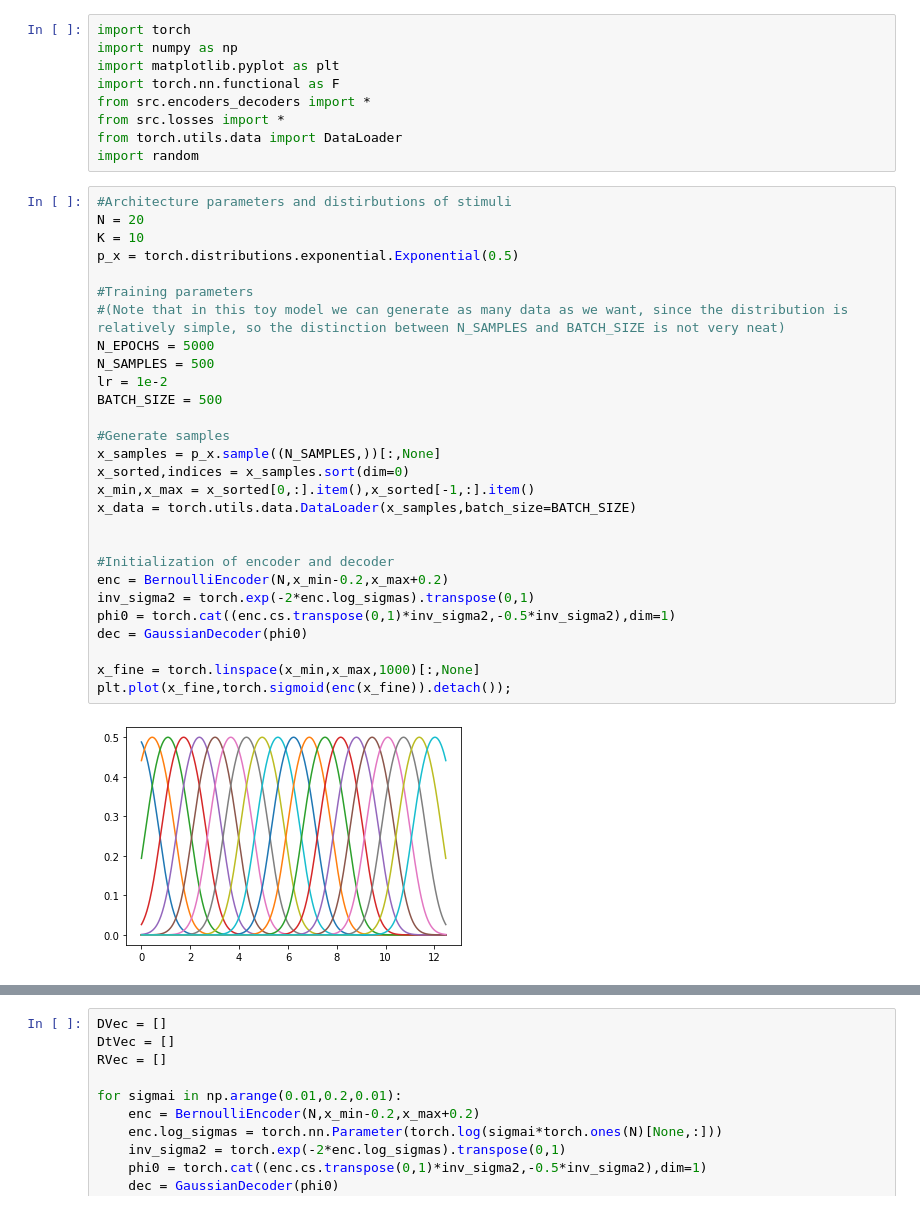
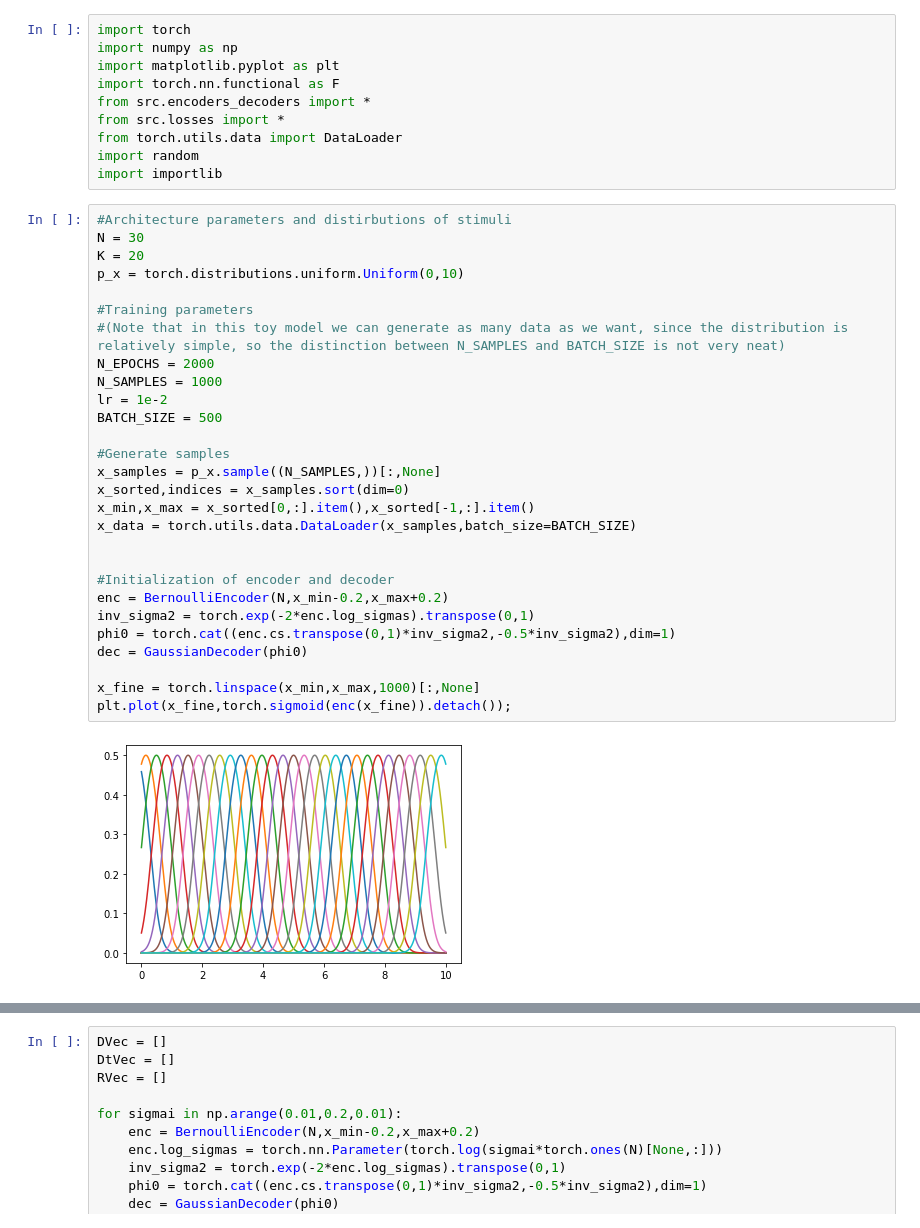
Before and after one commit to simonebmalerba/neural_VAE, a Jupyter notebook: bernoulli_enc.ipynb, the cells around one changed output, grey strips where cells are left out. Saved outputs shown, nothing was run; the diff lists cells and outputs as text.

```diff
--- a/bernoulli_enc.ipynb
+++ b/bernoulli_enc.ipynb
@@ -7,34 +7,35 @@ from src.encoders_decoders import *
 from src.losses import *
 from torch.utils.data import DataLoader
 import random
+import importlib
 # %%
 #Architecture parameters and distirbutions of stimuli
-N = 20
-K = 10
-p_x = torch.distributions.exponential.Exponential(0.5)
+N = 30
+K = 20
+p_x = torch.distributions.uniform.Uniform(0,10)
 
 #Training parameters
 #(Note that in this toy model we can generate as many data as we want, since the distribution is relatively simple, so the distinction between N_SAMPLES and BATCH_SIZE is not very neat)
-N_EPOCHS = 5000
-N_SAMPLES = 500
+N_EPOCHS = 2000
+N_SAMPLES = 1000
 lr = 1e-2
 BATCH_SIZE = 500
 
 #Generate samples
 x_samples = p_x.sample((N_SAMPLES,))[:,None]
 x_sorted,indices = x_samples.sort(dim=0)
 x_min,x_max = x_sorted[0,:].item(),x_sorted[-1,:].item()
 x_data = torch.utils.data.DataLoader(x_samples,batch_size=BATCH_SIZE)
 
 
 #Initialization of encoder and decoder
 enc = BernoulliEncoder(N,x_min-0.2,x_max+0.2)
 inv_sigma2 = torch.exp(-2*enc.log_sigmas).transpose(0,1)
 phi0 = torch.cat((enc.cs.transpose(0,1)*inv_sigma2,-0.5*inv_sigma2),dim=1)
 dec = GaussianDecoder(phi0)
 
 x_fine = torch.linspace(x_min,x_max,1000)[:,None]
 plt.plot(x_fine,torch.sigmoid(enc(x_fine)).detach());
 # %% [output]
-[figure, old version]
+[figure, new version]
 # %%
```
Also changed, not shown: parts of 16 cells of this notebook, 4 other files.
